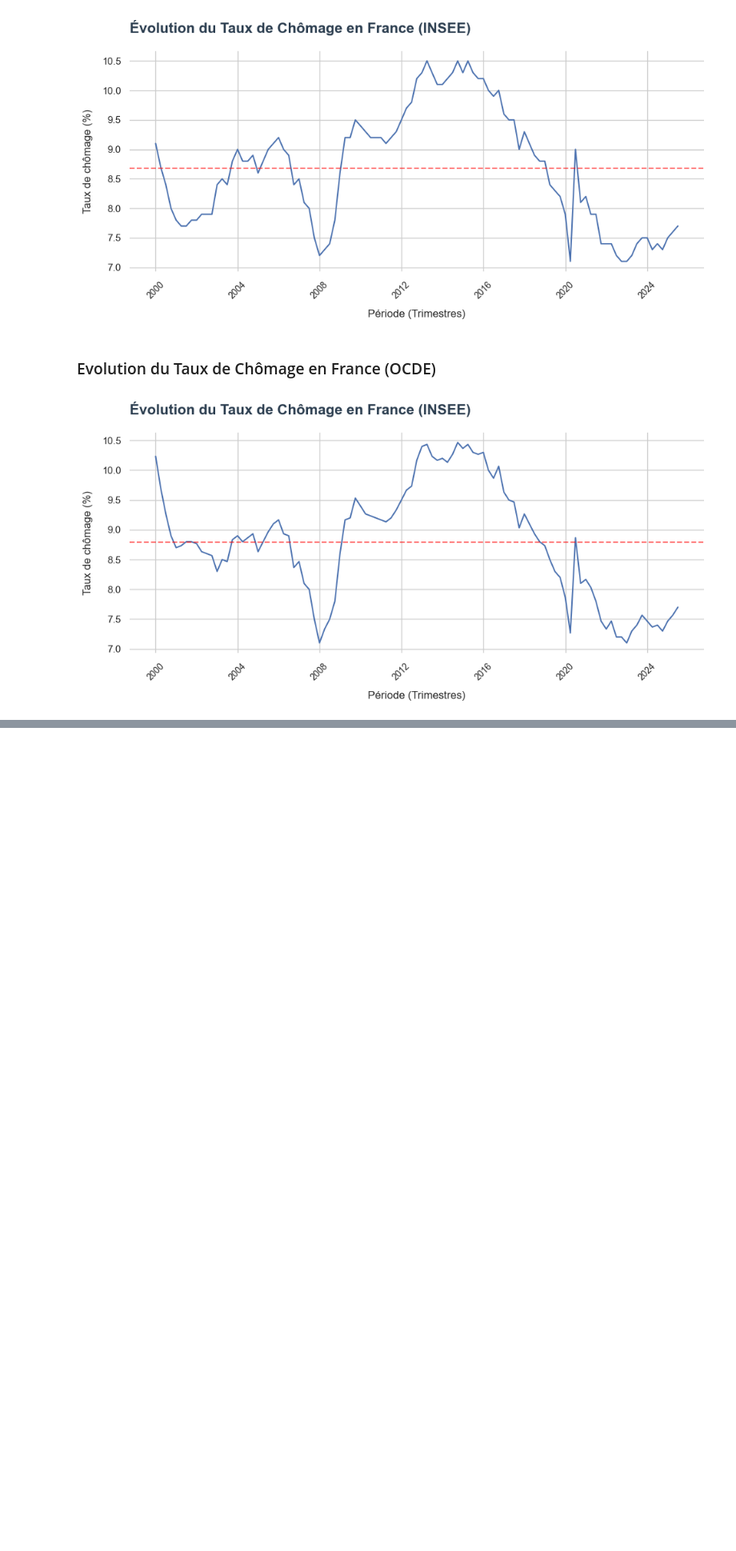
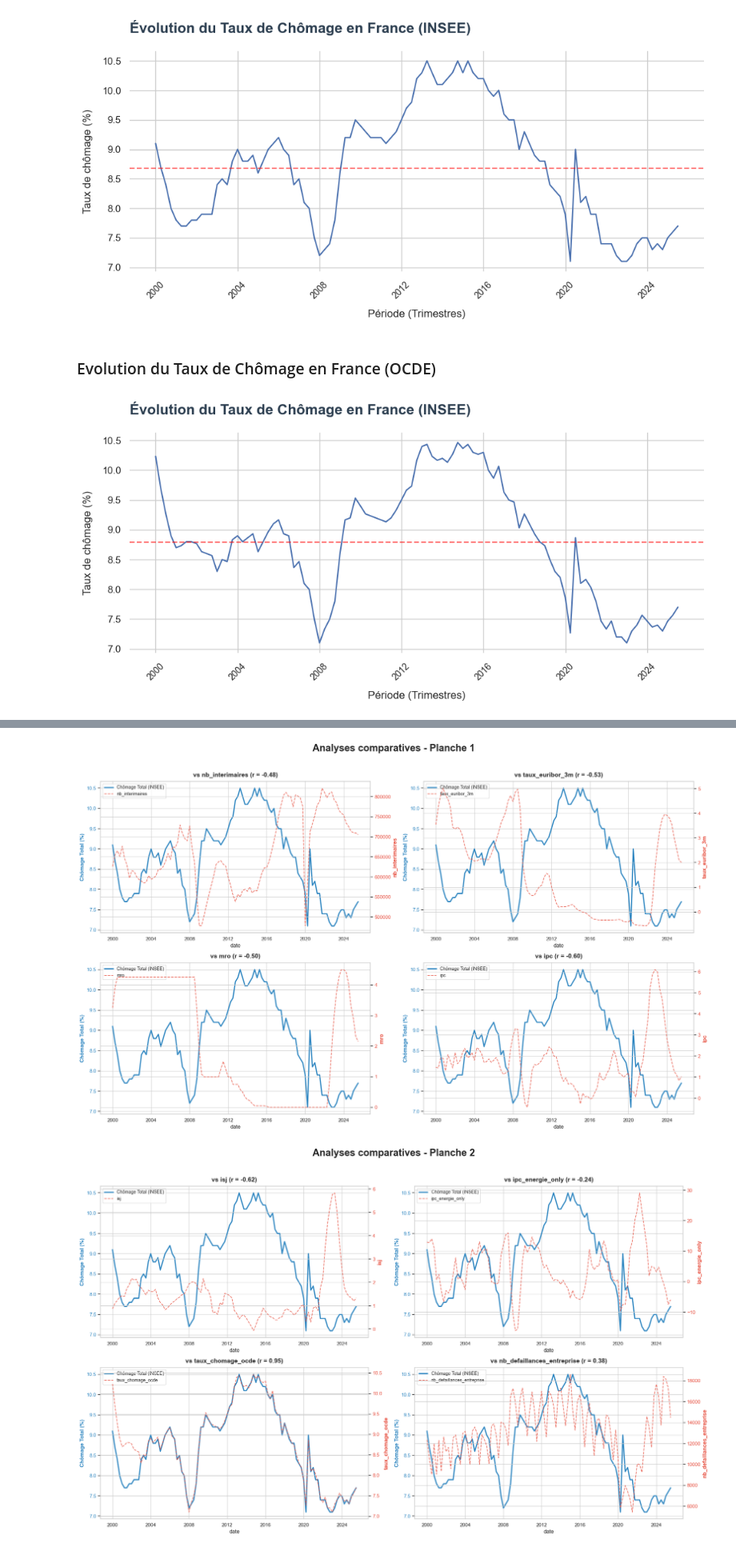
Before and after one commit to JulienSchnitzler/fil_rouge-etude_chomage_france, a Jupyter notebook: src/data/03_EDA_julien.ipynb, the cells around one changed output, grey strips where cells are left out. Shown at 80% size. Cells and saved outputs as stored; diff of their text form; code cells hidden in the pictures; blank space fills up the shorter version.

```diff
--- a/src/data/03_EDA_julien.ipynb
+++ b/src/data/03_EDA_julien.ipynb
@@ -236,0 +251,3 @@ plt.show()
+# %%
+df_corr_chomage_insee = df.corr()['taux_chomage_total_insee']
+print(df_corr_chomage_insee)
@@ -236,0 +293,56 @@ plt.show()
+# %%
+# 3. Liste des colonnes à comparer (basée sur ton filtre > 0.2 ou < -0.2)
+cols_to_compare = [
+    "nb_interimaires",
+    "taux_euribor_3m", "mro", "ipc", "isj", "ipc_energie_only", "taux_chomage_ocde",
+    "nb_defaillances_entreprise", "indicateur_climat_emploi", "pop_active_var",
+    "ict_var", "indicateur_climat_emploi_zscore", "indicateur_climat_affaires_diff"
+]
+
+target = "taux_chomage_total_insee"
+sns.set_theme(style="whitegrid")
+color_target = '#2E86C1' # Bleu
+color_feature = '#E74C3C' # Rouge
+
+# 4. Génération des graphiques par groupes de 4
+for i in range(0, len(cols_to_compare), 4):
+    subset = [c for c in cols_to_compare[i:i+4] if c in df.columns]
+    if not subset: continue
+
+    fig, axes = plt.subplots(2, 2, figsize=(20, 12))
+    axes = axes.flatten()
+
+    for j, col in enumerate(subset):
+        ax1 = axes[j]
+        # Récupération du taux de corrélation
+        corr_val = df_corr_chomage_insee[col]
+
+        # Courbe 1 : Chômage (Axe Gauche)
+        sns.lineplot(data=df, x='date', y=target, ax=ax1, color=color_target,
+                     label='Chômage Total (INSEE)', linewidth=2.5)
+        ax1.set_ylabel('Chômage Total (%)', color=color_target, fontweight='bold')
+        ax1.tick_params(axis='y', labelcolor=color_target)
+
+        # Courbe 2 : Variable comparée (Axe Droit)
+        ax2 = ax1.twinx()
+        sns.lineplot(data=df, x='date', y=col, ax=ax2, color=color_feature,
+                     label=col, linestyle='--', alpha=0.8, linewidth=1.5)
+        ax2.set_ylabel(col, color=color_feature, fontweight='bold')
+        ax2.tick_params(axis='y', labelcolor=color_feature)
+
+        # TITRE : Ajout du nom de la colonne et du coefficient de corrélation
+        ax1.set_title(f"vs {col} (r = {corr_val:.2f})", fontsize=14, fontweight='bold', pad=10)
+
+        # Gestion des légendes
+        lines1, labels1 = ax1.get_legend_handles_labels()
+        lines2, labels2 = ax2.get_legend_handles_labels()
+        ax1.legend(lines1 + lines2, labels1 + labels2, loc='upper left', fontsize='small')
+        if ax2.get_legend(): ax2.get_legend().remove()
+
+    plt.suptitle(f"Analyses comparatives - Planche {i//4 + 1}",
+                 fontsize=22, fontweight='bold', y=1.02)
+    plt.tight_layout()
+    plt.show() # Remplace plt.close() par plt.show()
+# %% [output]
+[figure, added]
+[figure, added]
```
Also changed, not shown: parts of 6 cells of this notebook, 8 other files.
